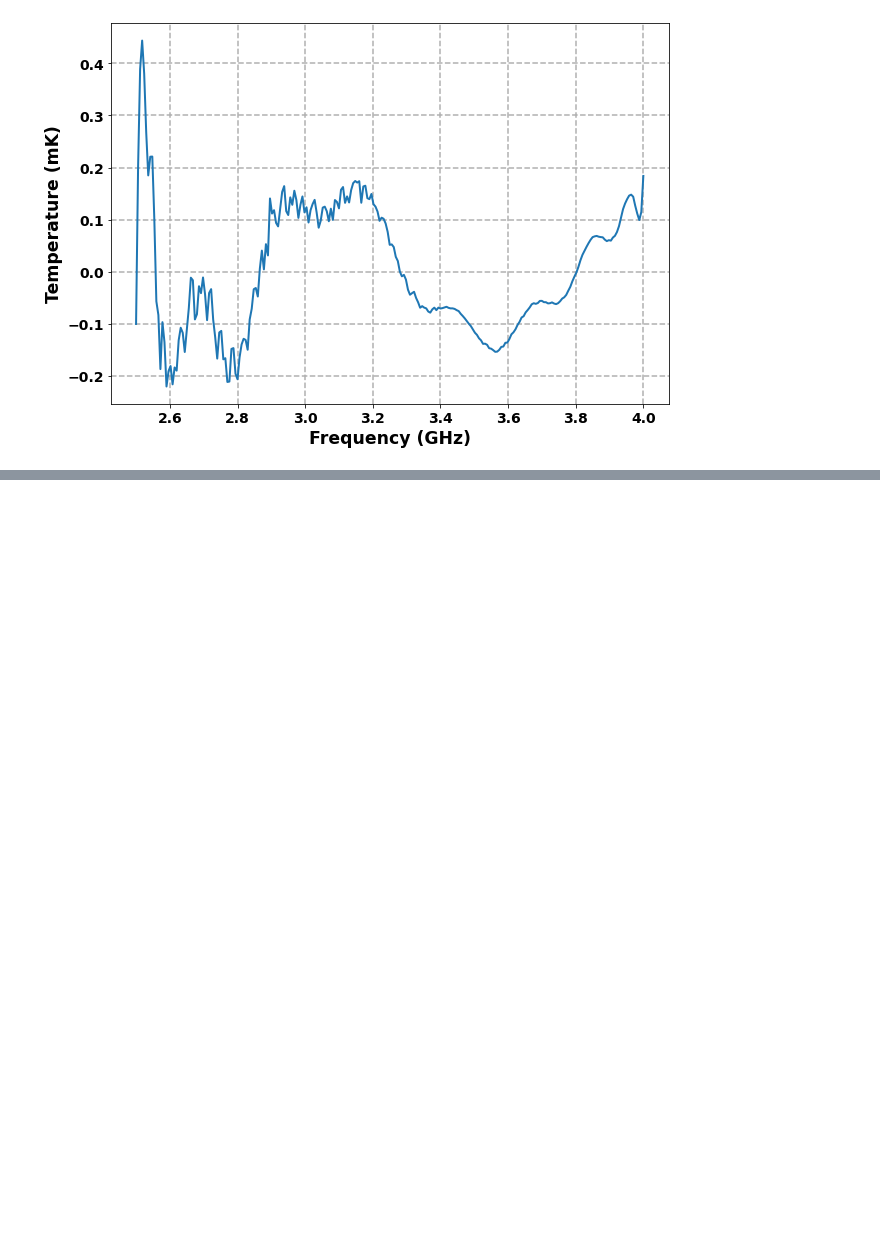
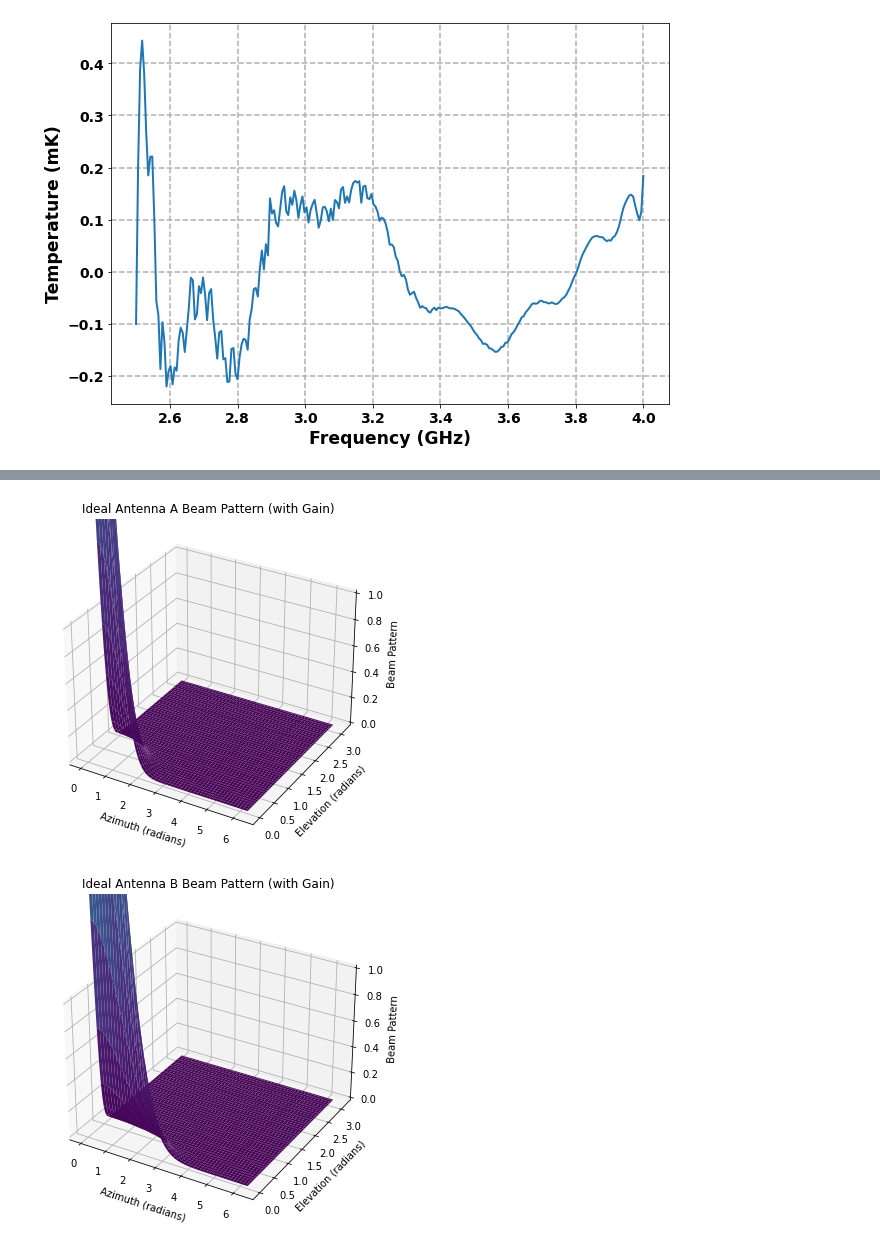
Before and after one commit to mayurisrao/APSERa, a Jupyter notebook: Apsera_Dual_Polarization_Modification.ipynb, the cells around one changed output, grey strips where cells are left out. Saved outputs shown, nothing was run; the diff lists cells and outputs as text; code cells hidden in the pictures; blank space fills up the shorter version.

```diff
--- a/Apsera_Dual_Polarization_Modification.ipynb
+++ b/Apsera_Dual_Polarization_Modification.ipynb
@@ -1061,0 +1182,30 @@ plt.title('The comparison of Spectrum after convolution with sky')
+# %%
+
+# Antenna parameters
+beam_width_Azimuth_A = 30  # Beam width for antenna A (in azimuth) in degrees
+beam_width_Elevation_A = 20  # Beam width for antenna A (in elevation) in degrees
+
+beam_width_Azimuth_B = 20  # Beam width for antenna B (in azimuth) in degrees
+beam_width_Elevation_B = 30  # Beam width for antenna B (in elevation) in degrees
+
+theta_range = np.linspace(0, np.pi, 100)  # Elevation angle
+phi_range = np.linspace(0, 2 * np.pi, 100)  # Azimuth angle
+
+# Calculate beam patterns for the ideal antennas A and B
+beam_pattern_ideal_A = gaussian_beam(theta_range[:, np.newaxis], phi_range, beam_width_Azimuth_A, beam_width_Elevation_A)
+beam_pattern_ideal_B = gaussian_beam(theta_range[:, np.newaxis], phi_range, beam_width_Azimuth_B, beam_width_Elevation_B)
+
+# Assuming ideal antenna properties
+gain_A = 10  # Ideal antenna A gain (linear scale)
+gain_B = 8   # Ideal antenna B gain (linear scale)
+
+# Apply gains to the beam patterns
+beam_pattern_ideal_A_with_gain = beam_pattern_ideal_A * gain_A
+beam_pattern_ideal_B_with_gain = beam_pattern_ideal_B * gain_B
+# %%
+# Plot the 3D beam patterns for the ideal antennas with gain
+plot_beam_pattern(theta_range, phi_range, beam_pattern_ideal_A_with_gain, 'Ideal Antenna A Beam Pattern (with Gain)')
+plot_beam_pattern(theta_range, phi_range, beam_pattern_ideal_B_with_gain, 'Ideal Antenna B Beam Pattern (with Gain)')
+# %% [output]
+[figure, added]
+[figure, added]
```
Also changed, not shown: parts of 36 cells of this notebook, 1 other file.
